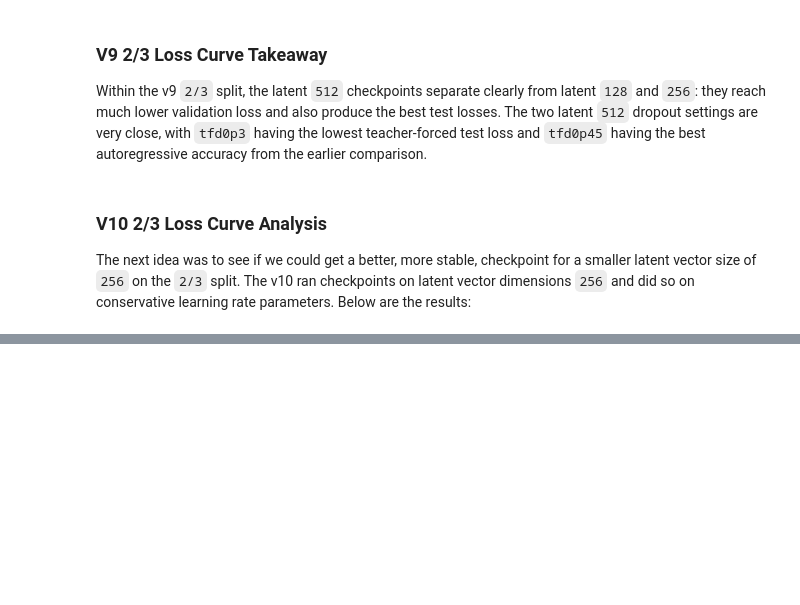
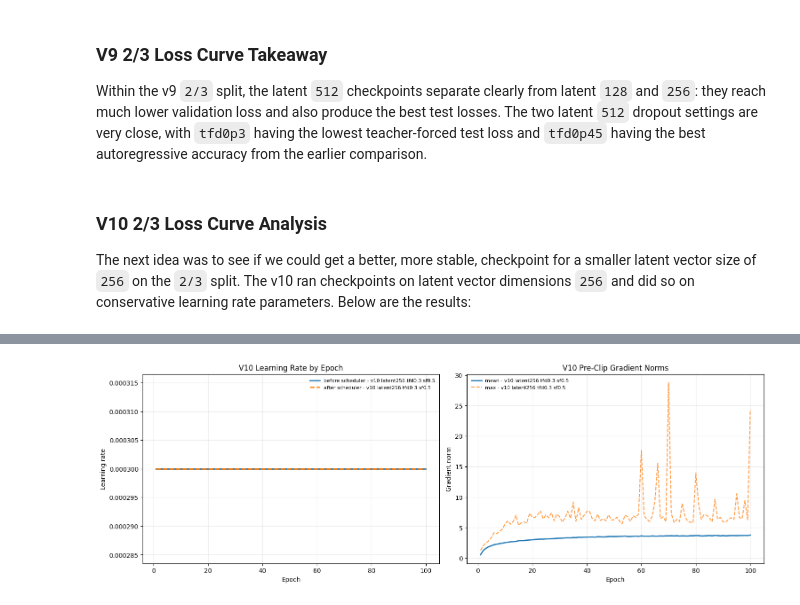
Before and after one commit to Jschechter18/protein-sequence-augmentation, a Jupyter notebook: Code/notebooks/checkpoint_history_error_analysis_v7_v8_v9_vs_v5.ipynb, the cells around one changed output, grey strips where cells are left out. Cells and saved outputs as stored; diff of their text form; code cells hidden in the pictures; blank space fills up the shorter version.

```diff
--- a/Code/notebooks/checkpoint_history_error_analysis_v7_v8_v9_vs_v5.ipynb
+++ b/Code/notebooks/checkpoint_history_error_analysis_v7_v8_v9_vs_v5.ipynb
@@ -1018,0 +1269,18 @@ The next idea was to see if we could get a better, more stable, checkpoint for a
+# %%
+v10_epoch_df = comparison_epoch_df.loc[comparison_epoch_df["version"].eq("v10")].copy()
+if v10_epoch_df.empty:
+    print("No v10 epochs available yet.")
+else:
+    diagnostic_cols = [
+        "run_label",
+        "epoch",
+        "train_loss",
+        "val_loss",
+        "train_accuracy",
+        "val_accuracy",
+        "learning_rate",
+        "learning_rate_after_scheduler",
+        "grad_norm_pre_clip_mean",
+        "grad_norm_pre_clip_max",
+    ]
+    display(v10_epoch_df[diagnostic_cols].tail(20))
@@ -1018,0 +1305,21 @@ The next idea was to see if we could get a better, more stable, checkpoint for a
+# %%
+if not v10_epoch_df.empty:
+    fig, axes = plt.subplots(1, 2, figsize=(15, 5), constrained_layout=True)
+    for run_label, data in v10_epoch_df.groupby("run_label"):
+        label = label_map.get(run_label, run_label)
+        axes[0].plot(data["epoch"], data["learning_rate"], label=f"before scheduler - {label}", linewidth=2)
+        axes[0].plot(data["epoch"], data["learning_rate_after_scheduler"], linestyle="--", label=f"after scheduler - {label}", linewidth=2)
+        axes[1].plot(data["epoch"], data["grad_norm_pre_clip_mean"], label=f"mean - {label}", linewidth=2)
+        axes[1].plot(data["epoch"], data["grad_norm_pre_clip_max"], linestyle="--", alpha=0.8, label=f"max - {label}", linewidth=1.5)
+
+    axes[0].set_title("V10 Learning Rate by Epoch")
+    axes[0].set_ylabel("Learning rate")
+    axes[1].set_title("V10 Pre-Clip Gradient Norms")
+    axes[1].set_ylabel("Gradient norm")
+    for ax in axes:
+        ax.set_xlabel("Epoch")
+        ax.grid(alpha=0.25)
+        ax.legend(frameon=False, fontsize=8)
+    plt.show()
+# %% [output]
+[figure, added]
```
Also changed, not shown: parts of 13 cells of this notebook, 3 other files.
